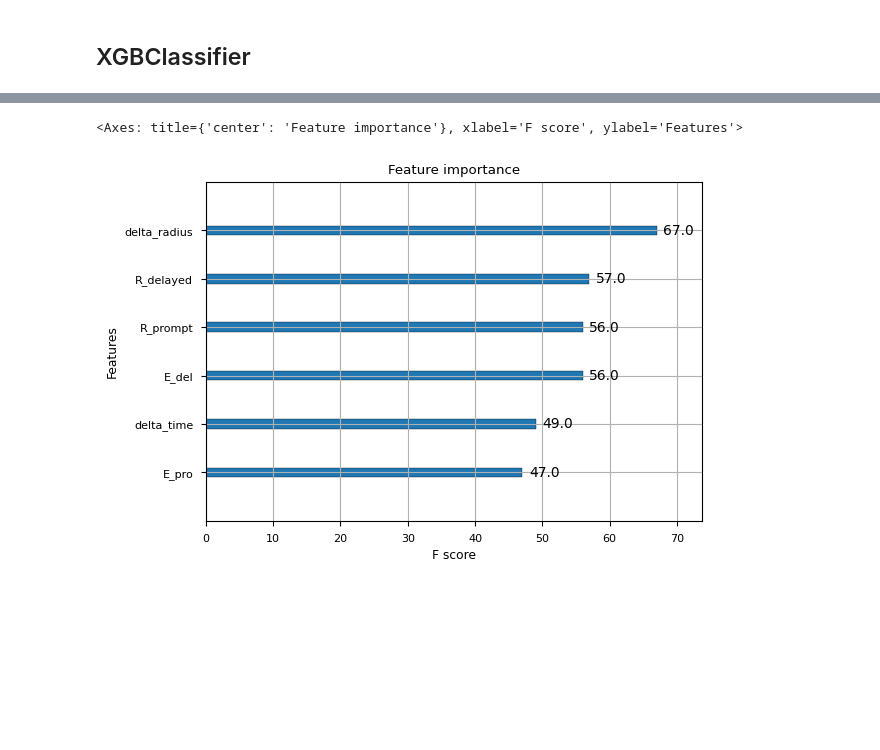
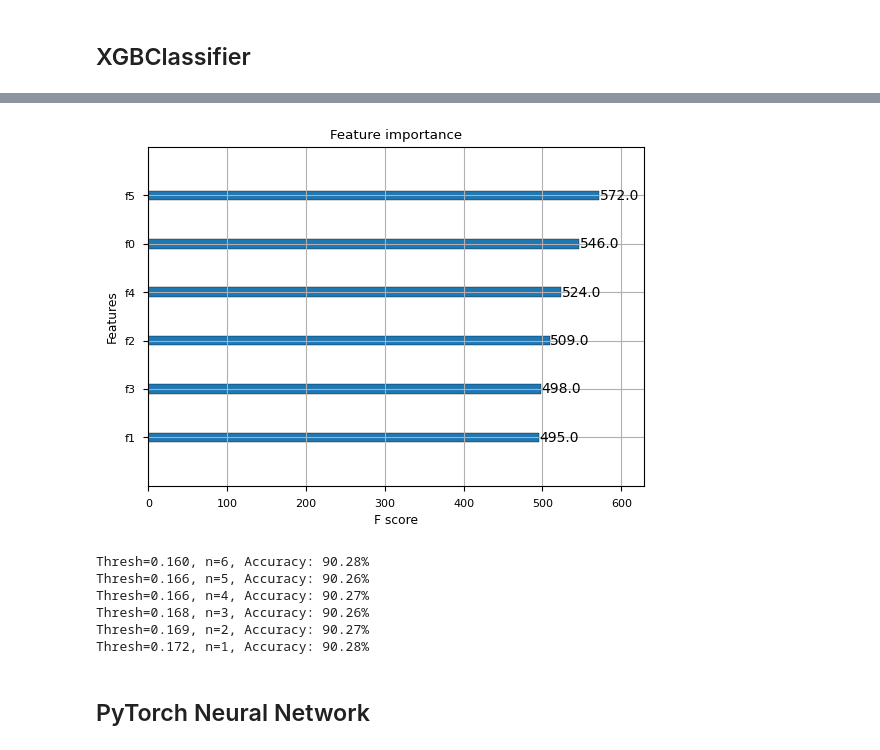
Before and after one commit to Fabiocufino/Thesis, a Jupyter notebook: Analysis/FeaturesCreation/train_dataset_creation.ipynb, the cells around one changed output, grey strips where cells are left out. Cells and saved outputs as stored; diff of their text form; code cells hidden in the pictures; blank space fills up the shorter version.

Commit message:
Analysis:
Before Andrea's correstion. Implemented XGBoost and Pytorch NN

```diff
--- a/Analysis/FeaturesCreation/train_dataset_creation.ipynb
+++ b/Analysis/FeaturesCreation/train_dataset_creation.ipynb
@@ -372,32 +376,59 @@ dict_keys(['E_del', 'delta_time', 'E_pro', 'R_delayed', 'R_prompt', 'delta_radiu
 # %%
 import xgboost as xgb
 from sklearn.model_selection import train_test_split
 from sklearn.metrics import accuracy_score
 
 X = np.concatenate((all_feature['E_del'], all_feature['delta_time'], all_feature['E_pro'], all_feature['R_delayed'], all_feature['R_prompt'], all_feature['delta_radius']), axis=0).reshape(-1,6)
 Y = all_feature['Label'].reshape(-1,1)
 
 X_train, X_test, y_train, y_test = train_test_split(X, Y, test_size=.2)
 
 
 # Lista dei nomi delle features
 feature_names = list(all_feature.keys())
 feature_names.pop()
 
 # Creazione oggetto DMatrix per i dati di addestramento e di test
 dtrain = xgb.DMatrix(X_train, label=y_train, feature_names=feature_names)
 dtest = xgb.DMatrix(X_test, label=y_test, feature_names=feature_names)
 
-# Creazione modello XGBoost
-params = {
-    'objective': 'binary:logistic',
-    'eval_metric': 'logloss'
-}
-num_rounds = 10
-xgb_model = xgb.train(params, dtrain, num_rounds)
+#use XGboost to select better features
+from xgboost import XGBClassifier
+from xgboost import plot_importance
+from matplotlib import pyplot
 
-# Visualizzazione dell'importanza delle feature
-xgb.plot_importance(xgb_model)
+model = XGBClassifier()
+model.fit(X_train, y_train)
+
+# plot feature importance
+plot_importance(model)
+pyplot.show()
+
+# use feature importance for feature selection
+from numpy import sort
+from sklearn.feature_selection import SelectFromModel
+
+# Fit model using each importance as a threshold
+thresholds = sort(model.feature_importances_)
+for thresh in thresholds:
+    # select features using threshold
+    selection = SelectFromModel(model, threshold=thresh, prefit=True)
+    select_X_train = selection.transform(X_train)
+    # train model
+    selection_model = XGBClassifier()
+    selection_model.fit(select_X_train, y_train)
+    # eval model
+    select_X_test = selection.transform(X_test)
+    y_pred = selection_model.predict(select_X_test)
+    accuracy = accuracy_score(y_test, y_pred)
+    print("Thresh=%.3f, n=%d, Accuracy: %.2f%%" % (thresh, select_X_train.shape[1], accuracy*100.0))
 # %% [output]
+[figure, new version]
-<Axes: title={'center': 'Feature importance'}, xlabel='F score', ylabel='Features'>
+Thresh=0.160, n=6, Accuracy: 90.28%
+Thresh=0.166, n=5, Accuracy: 90.26%
+Thresh=0.166, n=4, Accuracy: 90.27%
+Thresh=0.168, n=3, Accuracy: 90.26%
+Thresh=0.169, n=2, Accuracy: 90.27%
+Thresh=0.172, n=1, Accuracy: 90.28%
-[figure, old version]
+# %% [markdown]
+## PyTorch Neural Network
```
Also changed, not shown: parts of 29 cells of this notebook, 1 other file.
